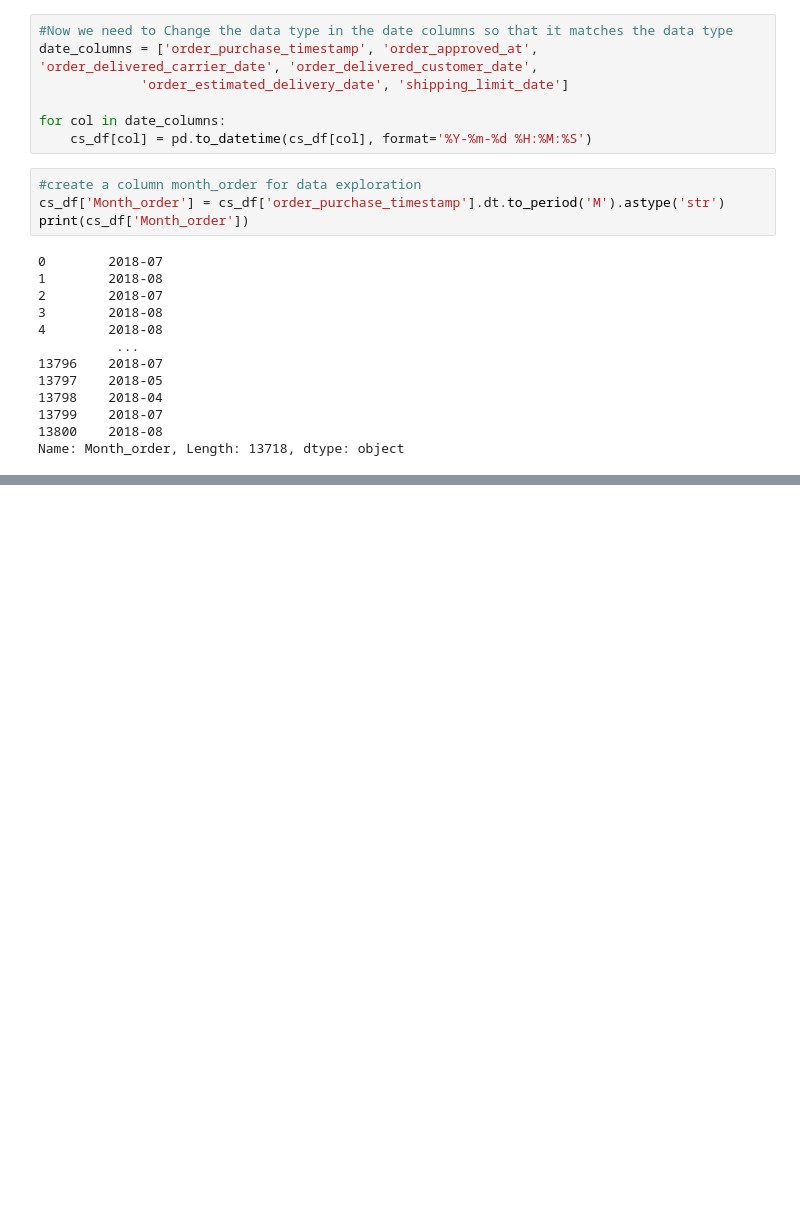
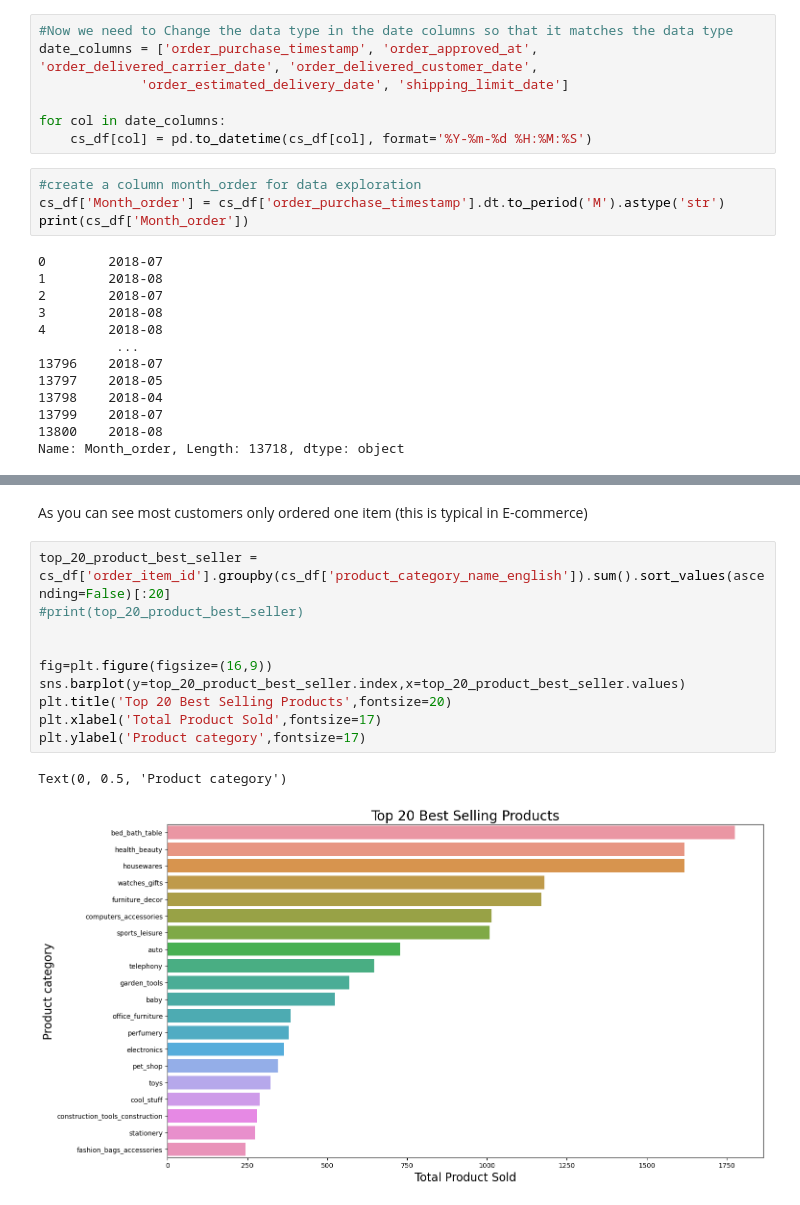
Before and after one commit to MatteoFerraresi/267161, a Jupyter notebook: main.ipynb, the cells around one changed output, grey strips where cells are left out. Drawn from its saved outputs; the diff is of its cells as text; blank space fills up the shorter version.

```diff
--- a/main.ipynb
+++ b/main.ipynb
@@ -178,0 +257,15 @@ Name: Month_order, Length: 13718, dtype: object
+# %% [markdown]
+As you can see most customers only ordered one item (this is typical in E-commerce)
+# %%
+top_20_product_best_seller = cs_df['order_item_id'].groupby(cs_df['product_category_name_english']).sum().sort_values(ascending=False)[:20]
+#print(top_20_product_best_seller)
+
+
+fig=plt.figure(figsize=(16,9))
+sns.barplot(y=top_20_product_best_seller.index,x=top_20_product_best_seller.values)
+plt.title('Top 20 Best Selling Products',fontsize=20)
+plt.xlabel('Total Product Sold',fontsize=17)
+plt.ylabel('Product category',fontsize=17)
+# %% [output]
+Text(0, 0.5, 'Product category')
+[figure, added]
```
Also changed, not shown: parts of 25 cells of this notebook.
